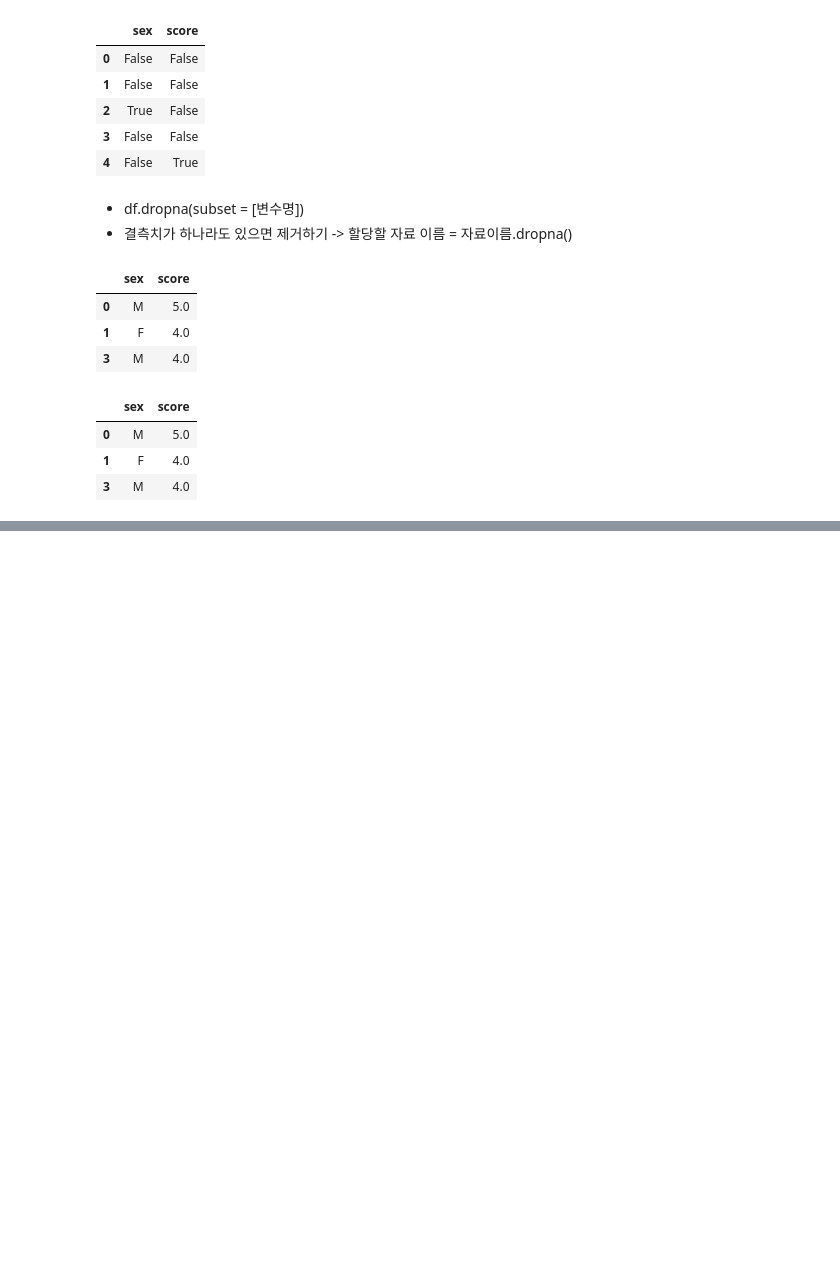
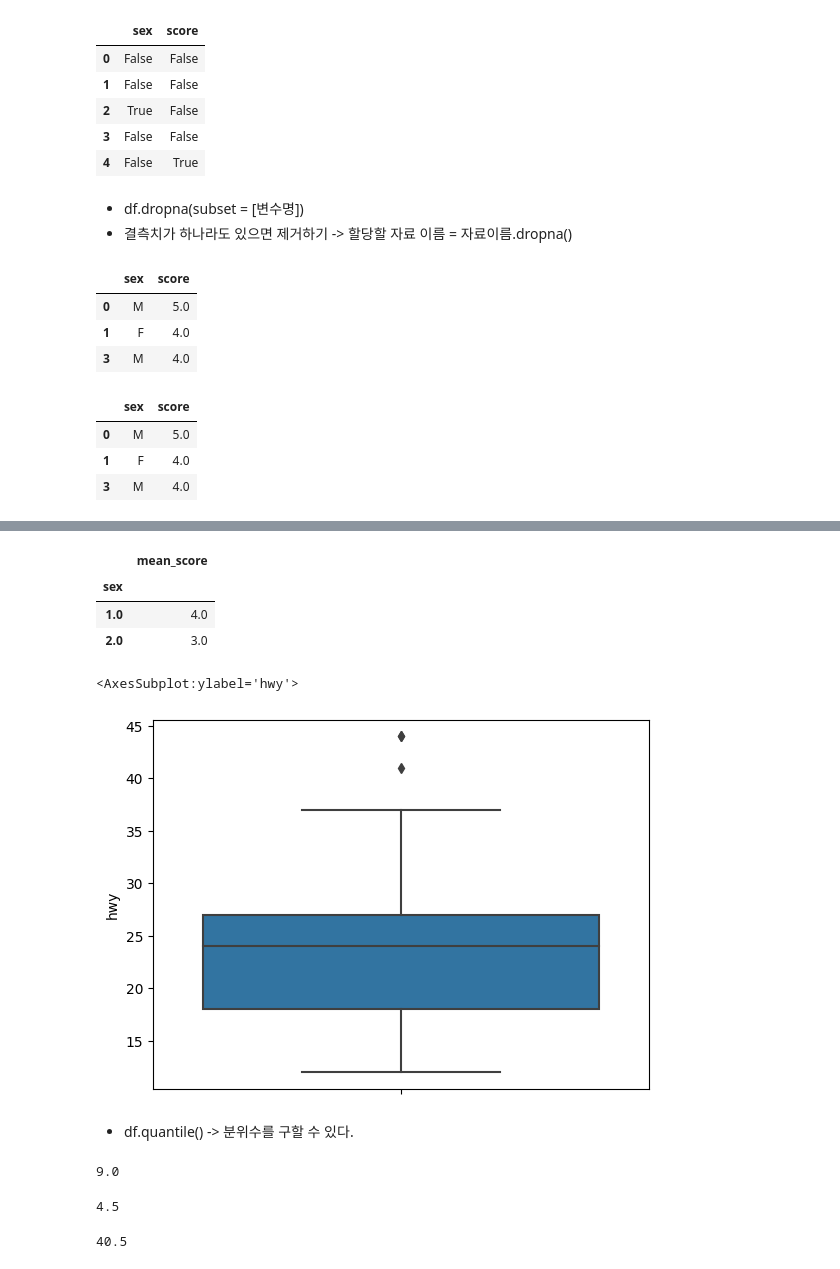
Before and after one commit to zzwony/Start_0920, a Jupyter notebook: 파이썬데이터분석.ipynb, the cells around one changed output, grey strips where cells are left out. Saved outputs shown, nothing was run; the diff lists cells and outputs as text; code cells hidden in the pictures; blank space fills up the shorter version.

```diff
--- a/파이썬데이터분석.ipynb
+++ b/파이썬데이터분석.ipynb
@@ -599,0 +735,18 @@ df_nomiss2
+# %%
+df.dropna(subset = ['sex','score']).groupby('sex').agg(mean_score = ('score', 'mean'))
+# %% [output]
+|  | mean_score |
+| sex |  |
+| 1.0 | 4.0 |
+| 2.0 | 3.0 |
+# %%
+import pydataset
+mpg = pydataset.data('mpg')
+# %%
+import seaborn as sns
+sns.boxplot(data = mpg, y = 'hwy')
+# %% [output]
+<AxesSubplot:ylabel='hwy'>
+[figure, added]
+# %% [markdown]
+- df.quantile() -> 분위수를 구할 수 있다.
@@ -599,0 +756,13 @@ df_nomiss2
+# %%
+iqr = pct75 - pct25
+iqr
+# %% [output]
+9.0
+# %%
+pct25 -1.5*iqr
+# %% [output]
+4.5
+# %%
+pct75 +1.5*iqr
+# %% [output]
+40.5
```
Also changed, not shown: parts of 26 cells of this notebook.
